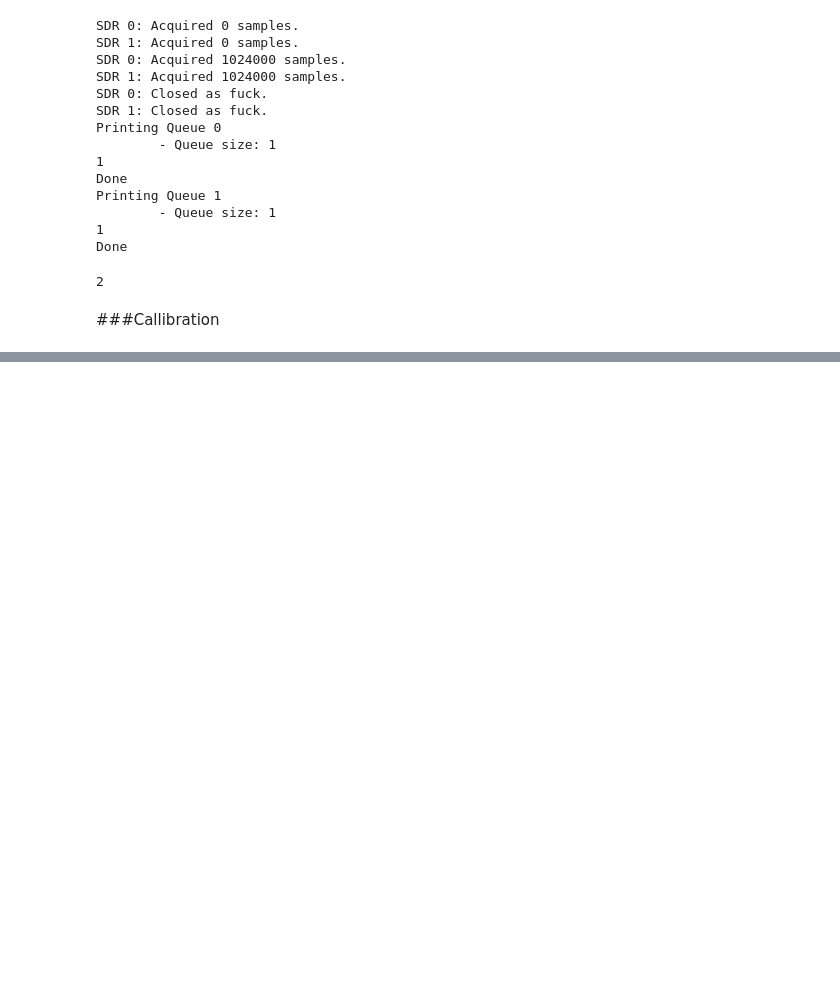
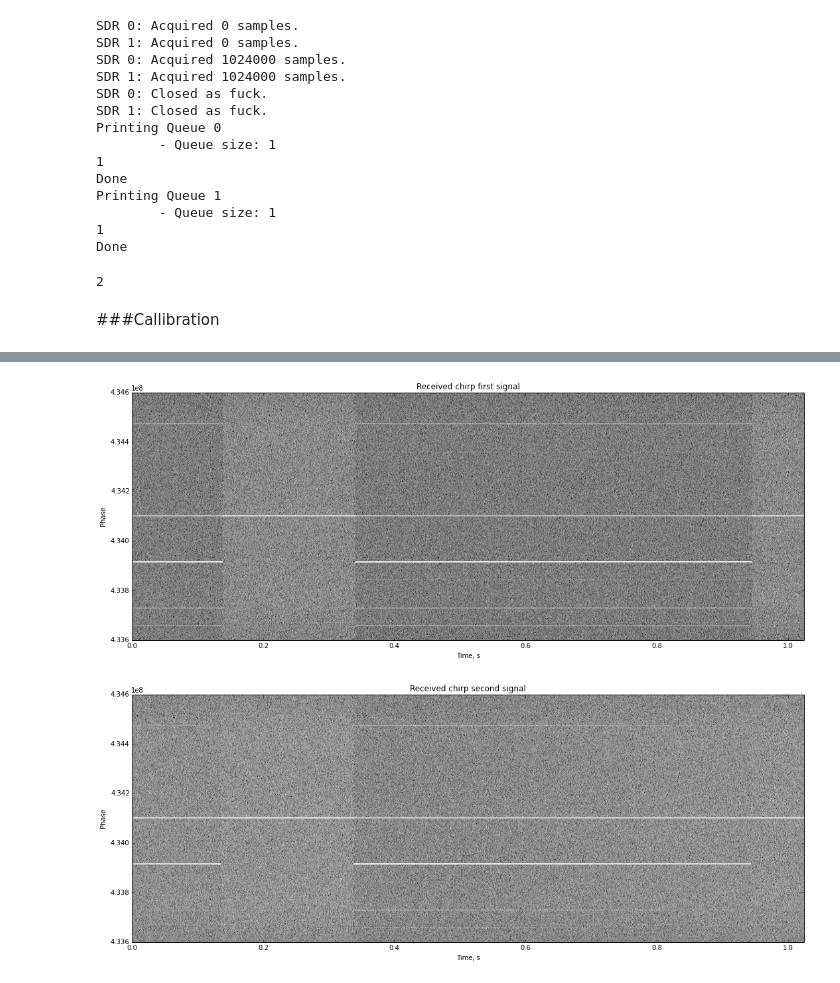
Before and after one commit to auroracramer/phasedarraylocalization, a Jupyter notebook: Final Test.ipynb, the cells around one changed output, grey strips where cells are left out. Cells and saved outputs as stored; diff of their text form; code cells hidden in the pictures; blank space fills up the shorter version.

```diff
--- a/Final Test.ipynb
+++ b/Final Test.ipynb
@@ -258,2 +289,17 @@ plt.title('Received chirp second signal')
+# %%
+#notched_y0 = notch_filter(y0, 434.1085e6, fc)
+#notched_y0 = notch_filter(notched_y0, fc, fc, 0.99)
+#notched_y1 = notch_filter(y1, 434.1085e6, fc)
+#notched_y1 = notch_filter(notched_y1, fc, fc, 0.99)
+
+myspectrogram_hann_ovlp(y0, m, fs, fc, dbf = 60)
+plt.title('Received chirp first signal')
+myspectrogram_hann_ovlp(y1, m, fs, fc, dbf = 60)
+plt.title('Received chirp second signal')
+
+_ = 0
+# %% [output]
+[figure, added]
+[figure, added]
 # %%
 taps = 685
```
Also changed, not shown: parts of 17 cells of this notebook.
